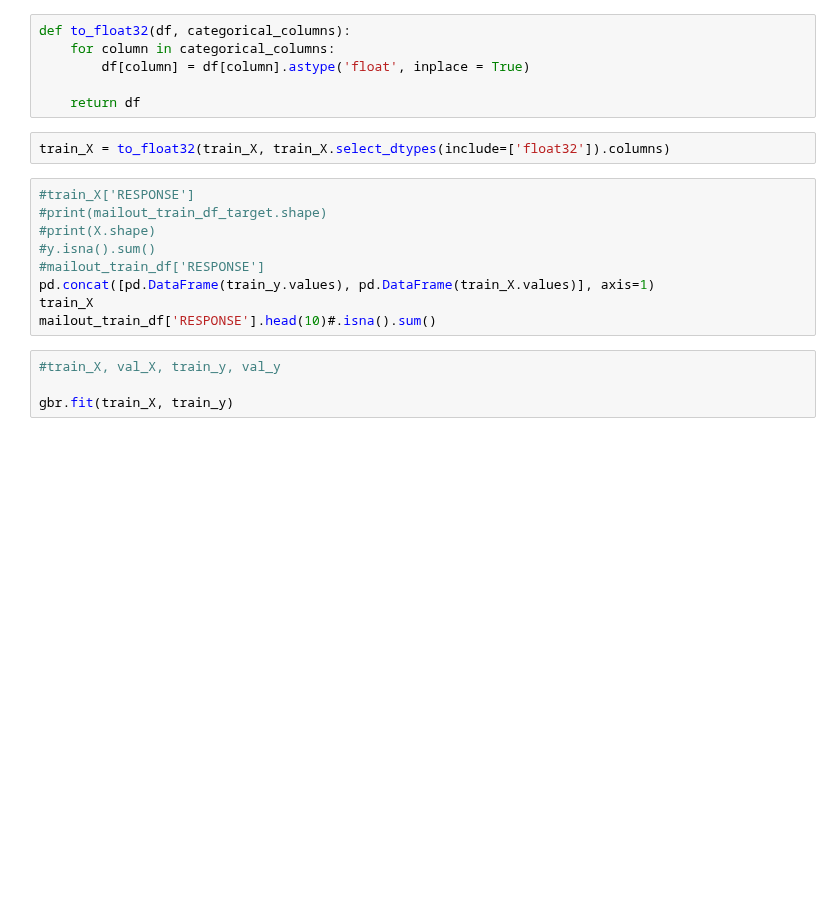
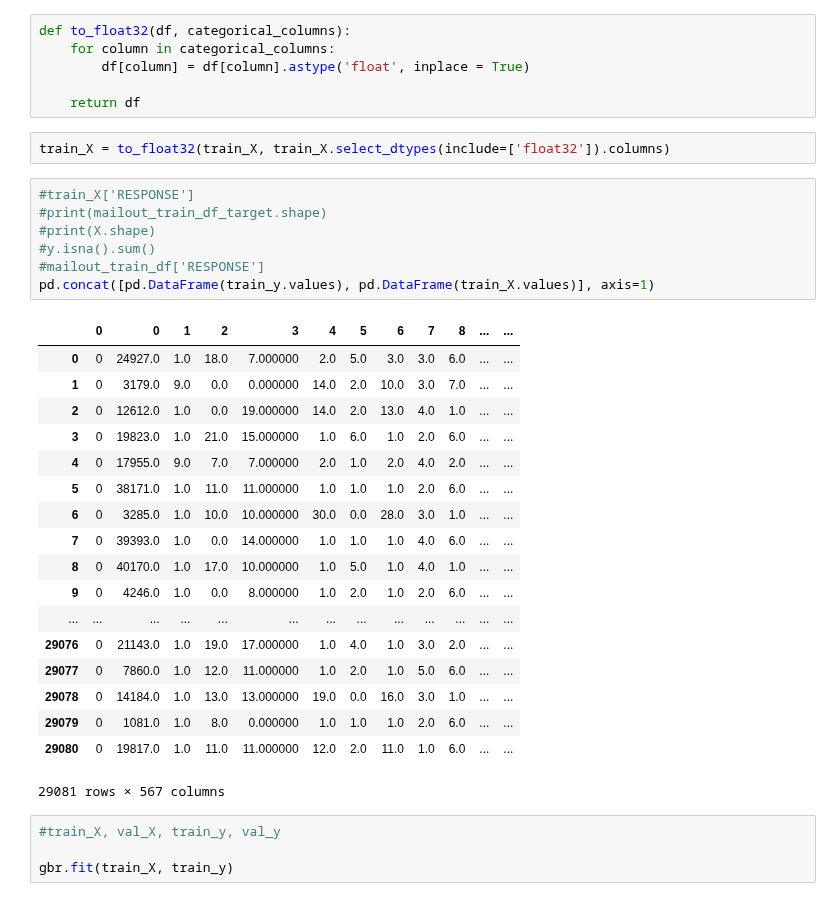
Before and after one commit to AlbertoDeBlas/MLEngineerNanodegreeCapstone, a Jupyter notebook: Arvato Project Workbook Part 2 Supervised Learning Model.ipynb, the cells around one changed output. Saved outputs shown, nothing was run; the diff lists cells and outputs as text; blank space fills up the shorter version.

```diff
--- a/Arvato Project Workbook Part 2 Supervised Learning Model.ipynb
+++ b/Arvato Project Workbook Part 2 Supervised Learning Model.ipynb
@@ -691,12 +742,29 @@ train_X = to_float32(train_X, train_X.select_dtypes(include=['float32']).columns
 # %%
 #train_X['RESPONSE']
 #print(mailout_train_df_target.shape)
 #print(X.shape)
 #y.isna().sum()
 #mailout_train_df['RESPONSE']
 pd.concat([pd.DataFrame(train_y.values), pd.DataFrame(train_X.values)], axis=1)
-train_X
-mailout_train_df['RESPONSE'].head(10)#.isna().sum()
+# %% [output]
+|  | 0 | 0 | 1 | 2 | 3 | 4 | 5 | 6 | 7 | 8 | ... | ... |
+| 0 | 0 | 24927.0 | 1.0 | 18.0 | 7.000000 | 2.0 | 5.0 | 3.0 | 3.0 | 6.0 | ... | ... |
+| 1 | 0 | 3179.0 | 9.0 | 0.0 | 0.000000 | 14.0 | 2.0 | 10.0 | 3.0 | 7.0 | ... | ... |
+| 2 | 0 | 12612.0 | 1.0 | 0.0 | 19.000000 | 14.0 | 2.0 | 13.0 | 4.0 | 1.0 | ... | ... |
+| 3 | 0 | 19823.0 | 1.0 | 21.0 | 15.000000 | 1.0 | 6.0 | 1.0 | 2.0 | 6.0 | ... | ... |
+| 4 | 0 | 17955.0 | 9.0 | 7.0 | 7.000000 | 2.0 | 1.0 | 2.0 | 4.0 | 2.0 | ... | ... |
+| 5 | 0 | 38171.0 | 1.0 | 11.0 | 11.000000 | 1.0 | 1.0 | 1.0 | 2.0 | 6.0 | ... | ... |
+| 6 | 0 | 3285.0 | 1.0 | 10.0 | 10.000000 | 30.0 | 0.0 | 28.0 | 3.0 | 1.0 | ... | ... |
+| 7 | 0 | 39393.0 | 1.0 | 0.0 | 14.000000 | 1.0 | 1.0 | 1.0 | 4.0 | 6.0 | ... | ... |
+| 8 | 0 | 40170.0 | 1.0 | 17.0 | 10.000000 | 1.0 | 5.0 | 1.0 | 4.0 | 1.0 | ... | ... |
+| 9 | 0 | 4246.0 | 1.0 | 0.0 | 8.000000 | 1.0 | 2.0 | 1.0 | 2.0 | 6.0 | ... | ... |
+| ... | ... | ... | ... | ... | ... | ... | ... | ... | ... | ... | ... | ... |
+| 29076 | 0 | 21143.0 | 1.0 | 19.0 | 17.000000 | 1.0 | 4.0 | 1.0 | 3.0 | 2.0 | ... | ... |
+| 29077 | 0 | 7860.0 | 1.0 | 12.0 | 11.000000 | 1.0 | 2.0 | 1.0 | 5.0 | 6.0 | ... | ... |
+| 29078 | 0 | 14184.0 | 1.0 | 13.0 | 13.000000 | 19.0 | 0.0 | 16.0 | 3.0 | 1.0 | ... | ... |
+| 29079 | 0 | 1081.0 | 1.0 | 8.0 | 0.000000 | 1.0 | 1.0 | 1.0 | 2.0 | 6.0 | ... | ... |
+| 29080 | 0 | 19817.0 | 1.0 | 11.0 | 11.000000 | 12.0 | 2.0 | 11.0 | 1.0 | 6.0 | ... | ... |
+29081 rows × 567 columns
 # %%
 #train_X, val_X, train_y, val_y
 
```
Also changed, not shown: parts of 11 cells of this notebook.
